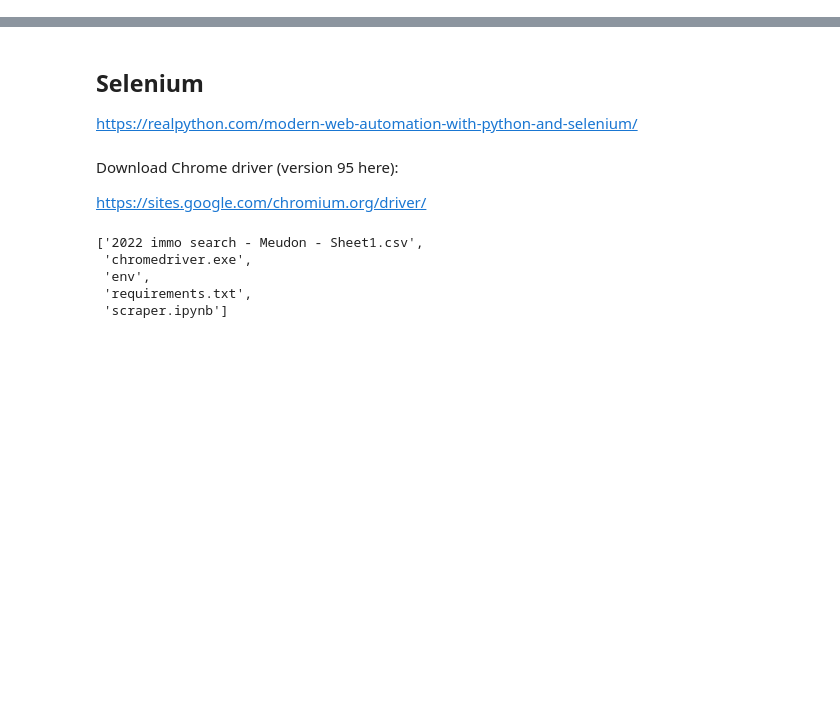
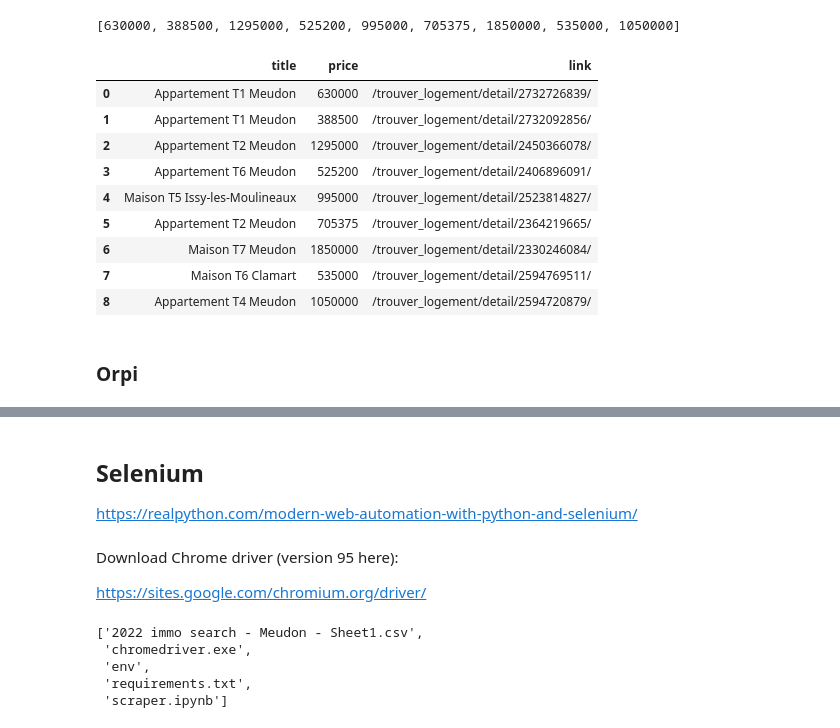
Before and after one commit to slevin48/immo-scraper, a Jupyter notebook: scraper.ipynb, the cells around one changed output, grey strips where cells are left out. Drawn from its saved outputs; the diff is of its cells as text; code cells hidden in the pictures; blank space fills up the shorter version.

```diff
--- a/scraper.ipynb
+++ b/scraper.ipynb
@@ -0,0 +211,6 @@
+# %%
+h = soup.find_all(class_="c-text-theme-heading-3 tw-tracking-c21-theme-0 tw-leading-none tw-text-c21-grey-darker")
+# %%
+# h[0].get_text(strip=True)
+title = [k.get_text(strip=True) for k in h]
+title
@@ -0,0 +227,23 @@
+# %%
+p = soup.find_all(class_="c-text-theme-heading-1 is-constant tw-tracking-c21-theme-40 tw-mt-2 tablet-landscape:tw-mt-0")
+# %%
+price = [int(k.get_text(strip=True).replace(' ', '').replace(u'\xa0€', u'')) for k in p]
+price
+# %% [output]
+[630000, 388500, 1295000, 525200, 995000, 705375, 1850000, 535000, 1050000]
+# %%
+import pandas as pd
+pd.DataFrame(zip(title,price,link),columns=["title","price","link"])
+# %% [output]
+|  | title | price | link |
+| 0 | Appartement T1 Meudon | 630000 | /trouver_logement/detail/2732726839/ |
+| 1 | Appartement T1 Meudon | 388500 | /trouver_logement/detail/2732092856/ |
+| 2 | Appartement T2 Meudon | 1295000 | /trouver_logement/detail/2450366078/ |
+| 3 | Appartement T6 Meudon | 525200 | /trouver_logement/detail/2406896091/ |
+| 4 | Maison T5 Issy-les-Moulineaux | 995000 | /trouver_logement/detail/2523814827/ |
+| 5 | Appartement T2 Meudon | 705375 | /trouver_logement/detail/2364219665/ |
+| 6 | Maison T7 Meudon | 1850000 | /trouver_logement/detail/2330246084/ |
+| 7 | Maison T6 Clamart | 535000 | /trouver_logement/detail/2594769511/ |
+| 8 | Appartement T4 Meudon | 1050000 | /trouver_logement/detail/2594720879/ |
+# %% [markdown]
+### Orpi
```
Also changed, not shown: parts of 39 cells of this notebook, 2 other files.
